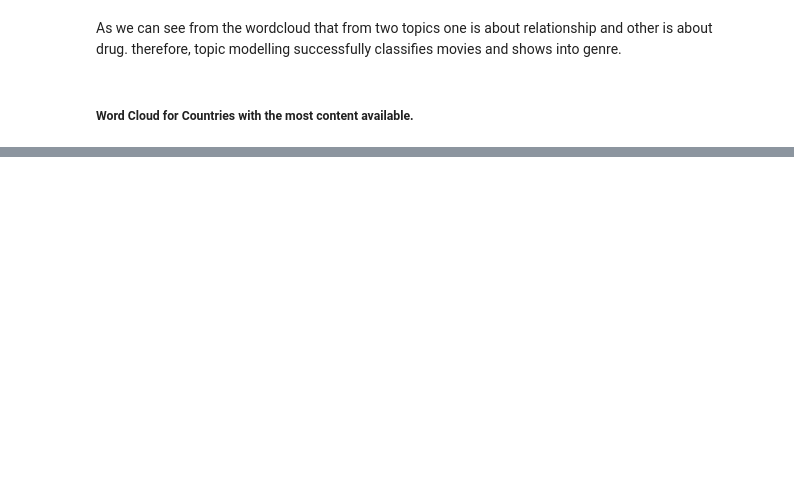
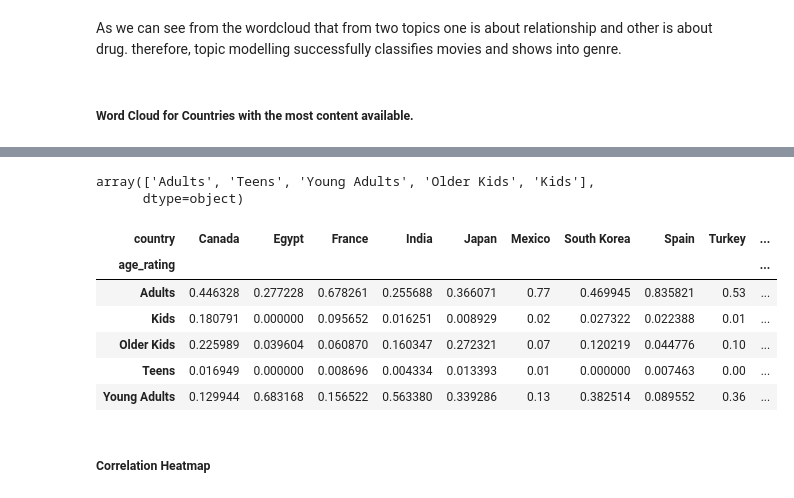
Before and after one commit to ambika1us/NETFLIX-MOVIES-AND-TV-SHOWS-CLUSTERING, a Jupyter notebook: Capstone_Project_Unsupervised_Learning.ipynb, the cells around one changed output, grey strips where cells are left out. Drawn from its saved outputs; the diff is of its cells as text; code cells hidden in the pictures; blank space fills up the shorter version.

```diff
--- a/Capstone_Project_Unsupervised_Learning.ipynb
+++ b/Capstone_Project_Unsupervised_Learning.ipynb
@@ -778,0 +835,42 @@ draw_word_cloud(7)
+# %%
+#Creating new column for age rating
+rating_ages={
+    'TV-PG':'Older Kids',
+    'TV-MA':'Adults',
+    'TV-Y7-FV':'Older Kids',
+    'TV-Y7':'Older Kids',
+    'TV-14':'Young Adults',
+    'R':'Adults',
+    'TV-Y':'Kids',
+    'NR':'Adults',
+    'PG-13':'Teens',
+    'TV-G':'Kids',
+    'PG':'Older Kids',
+    'G':'Kids',
+    'UR':'Adults',
+    'NC-17':'Adults'
+}
+nfx['age_rating']=nfx['rating'].replace(rating_age)
+nfx['age_rating'].unique()
+# %% [output]
+array(['Adults', 'Teens', 'Young Adults', 'Older Kids', 'Kids'],
+      dtype=object)
+# %%
+#Preparing Data for Heatmap
+nfx['count']=1
+data=nfx.groupby('country')[['country','count']].sum().sort_values(by='count',ascending=False).reset_index()[:11]
+data=data['country']
+
+nfx_heatmap=nfx.loc[nfx['country'].isin(data)]
+nfx_heatmap=pd.crosstab(nfx_heatmap['country'],nfx_heatmap['age_rating'],normalize="index").T
+nfx_heatmap
+# %% [output]
+| country | Canada | Egypt | France | India | Japan | Mexico | South Korea | Spain | Turkey | ... |
+| age_rating |  |  |  |  |  |  |  |  |  | ... |
+| Adults | 0.446328 | 0.277228 | 0.678261 | 0.255688 | 0.366071 | 0.77 | 0.469945 | 0.835821 | 0.53 | ... |
+| Kids | 0.180791 | 0.000000 | 0.095652 | 0.016251 | 0.008929 | 0.02 | 0.027322 | 0.022388 | 0.01 | ... |
+| Older Kids | 0.225989 | 0.039604 | 0.060870 | 0.160347 | 0.272321 | 0.07 | 0.120219 | 0.044776 | 0.10 | ... |
+| Teens | 0.016949 | 0.000000 | 0.008696 | 0.004334 | 0.013393 | 0.01 | 0.000000 | 0.007463 | 0.00 | ... |
+| Young Adults | 0.129944 | 0.683168 | 0.156522 | 0.563380 | 0.339286 | 0.13 | 0.382514 | 0.089552 | 0.36 | ... |
+# %% [markdown]
+<h5><b>Correlation Heatmap</b></h5>
```
Also changed, not shown: parts of 10 cells of this notebook.
